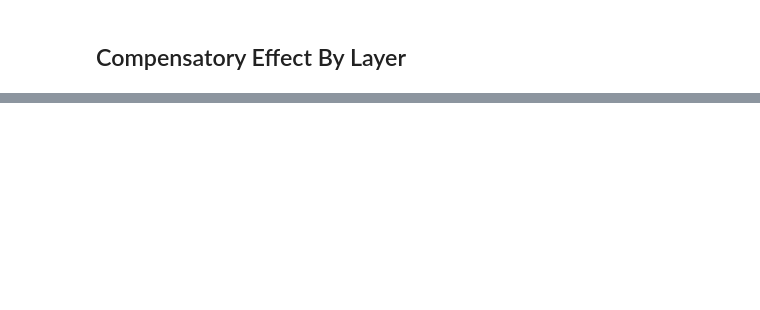
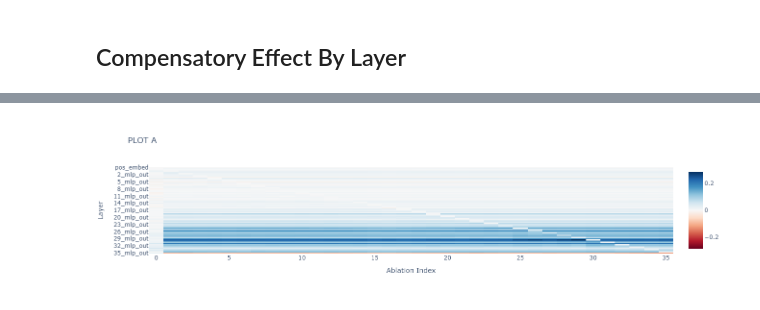
Before and after one commit to jansont/transformer-circuits, a Jupyter notebook: notebooks/HydraEffectSameHeadsGPT.ipynb, the cells around one changed output, grey strips where cells are left out. Saved outputs shown, nothing was run; the diff lists cells and outputs as text; code cells hidden in the pictures; blank space fills up the shorter version.

```diff
--- a/notebooks/HydraEffectSameHeadsGPT.ipynb
+++ b/notebooks/HydraEffectSameHeadsGPT.ipynb
@@ -2106,0 +2333,36 @@ plot_compensatory_response_vs_direct_effect(results, target_logit=False, contrib
+# %%
+def plot_compensatory_effect_by_layer(layer_names, clean_residual_logits, corrupted_residual_logits, ablated_residual_logits, ablate_type="attn", analysis_type="attn"):
+    # labels, target_residual_clean_logit, mle_residual_corrupted_logit, target_residual_clean_logit, mle_residual_clean_logit
+    ablate_idx = torch.tensor([ablate_type in l for l in layer_names])
+    analysis_idx = torch.tensor([analysis_type in l for l in layer_names])
+    disp_layer_names = [l for l in layer_names if analysis_type in l]
+    n_layers = analysis_idx.sum()
+
+    clean_residual_logits = clean_residual_logits[:,analysis_idx]
+    corrupted_residual_logits = corrupted_residual_logits[:,analysis_idx]
+    ablated_residual_logits = ablated_residual_logits[:,:,analysis_idx]
+
+    batch, ablate_idx, layer_idx = ablated_residual_logits.shape
+
+    all_compensatory_effect = torch.zeros((batch, ablate_idx, n_layers))
+    delta_ablate_l = torch.zeros((batch, ablate_idx))
+
+    for i in range(ablate_idx):
+        for j in range(n_layers):
+            # all_compensatory_effect[:,i,j] = ablated_residual_logits[:,i,j] - (corrupted_residual_logits[:,j] - clean_residual_logits[:,j])
+            all_compensatory_effect[:,i,j] = ablated_residual_logits[:,i,j] - corrupted_residual_logits[:,j]
+
+
+    all_compensatory_effect = all_compensatory_effect.mean(dim=0)
+
+
+    imshow(all_compensatory_effect.T,y=disp_layer_names,labels={"x":"Ablation Index", "y":"Layer"}, title="PLOT A")
+# %%
+plot_compensatory_effect_by_layer(layer_names=layer_names,
+                    clean_residual_logits=clean_mle_residual_logits,
+                    corrupted_residual_logits=corrupted_mle_residual_logits,
+                    ablated_residual_logits=ablated_mle_residual_logits,
+                    ablate_type="attn",
+                    analysis_type="_")
+# %% [output]
+[figure, added]
```
Also changed, not shown: parts of 39 cells of this notebook, 7 other files.
